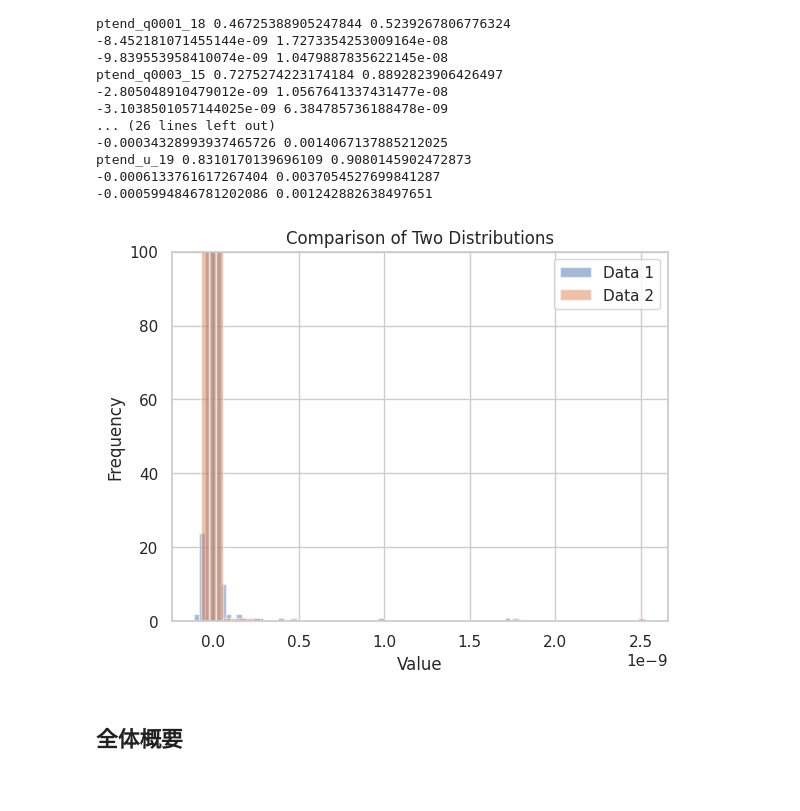
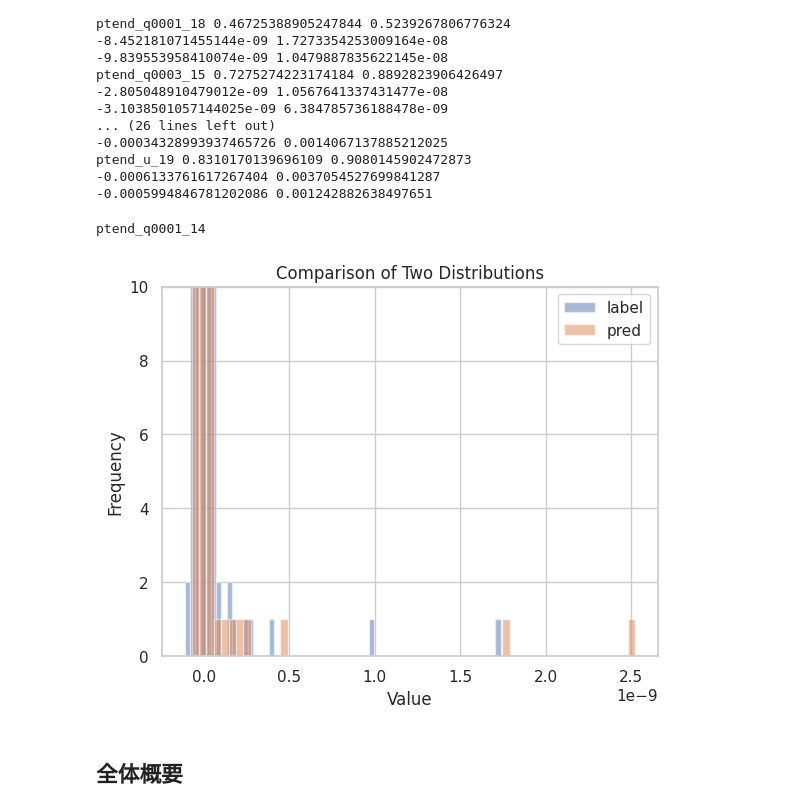
Before and after one commit to unonao/kaggle-leap, a Jupyter notebook: notebook/result_viz_004.ipynb, the cells around one changed output. Cells and saved outputs as stored; diff of their text form; code cells hidden in the pictures.

```diff
--- a/notebook/result_viz_004.ipynb
+++ b/notebook/result_viz_004.ipynb
@@ -107,29 +107,31 @@ ptend_u_19 0.8310170139696109 0.9080145902472873
 # %%
 import matplotlib.pyplot as plt
 import numpy as np
 
 for key in r2_score_dict.keys():
     if r2_score_dict[key] < val2_r2_score_dict[key] - 0.05:
+        print(key)
         i = ss_df.columns.index(key)  # サンプルデータを生成します
         break
 data1 = label_df[:, i].to_numpy()
 data2 = predict_df[:, i].to_numpy()
 
 # ヒストグラムをプロットします
-plt.hist(data1, bins=60, alpha=0.5, label="Data 1")
-plt.hist(data2, bins=60, alpha=0.5, label="Data 2")
+plt.hist(data1, bins=60, alpha=0.5, label="label")
+plt.hist(data2, bins=60, alpha=0.5, label="pred")
 
 # タイトルとラベルを追加します
 plt.title("Comparison of Two Distributions")
 plt.xlabel("Value")
 plt.ylabel("Frequency")
 plt.legend(loc="upper right")
-plt.ylim(0,100)
+plt.ylim(0, 10)
 
 # グラフを表示します
 plt.show()
 # %% [output]
+ptend_q0001_14
-[figure, old version]
+[figure, new version]
 # %% [markdown]
 ## 全体概要
 # %%
```
